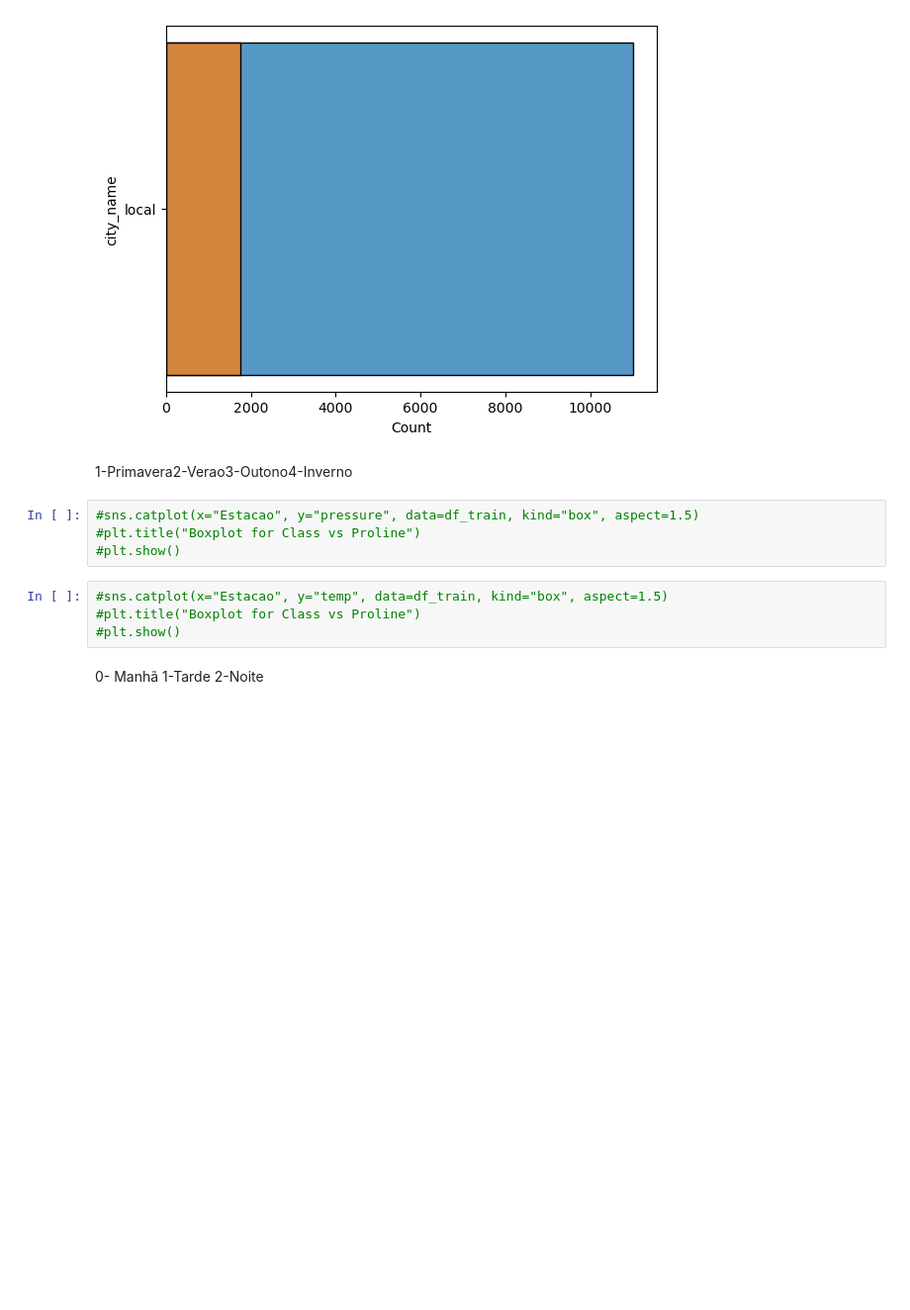
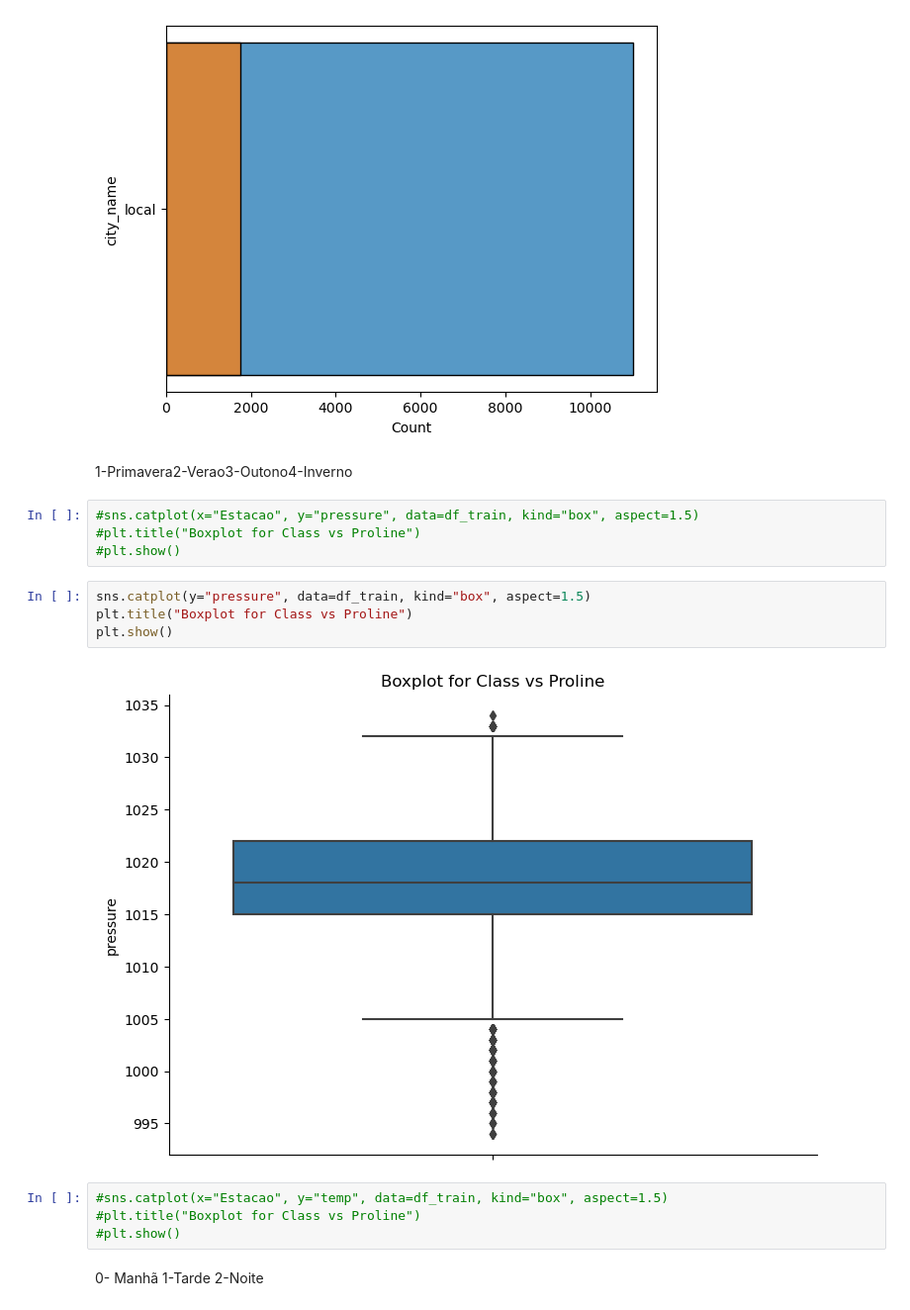
Before and after one commit to simaobarroso/tp-daa, a Jupyter notebook: competicao/comp.ipynb, the cells around one changed output. Shown at 99% size. Saved outputs shown, nothing was run; the diff lists cells and outputs as text; blank space fills up the shorter version.

```diff
--- a/competicao/comp.ipynb
+++ b/competicao/comp.ipynb
@@ -346,6 +434,12 @@ sns.histplot(df_2023["city_name"],y=df_2023["city_name"])
 #sns.catplot(x="Estacao", y="pressure", data=df_train, kind="box", aspect=1.5)
 #plt.title("Boxplot for Class vs Proline")
 #plt.show()
+# %%
+sns.catplot(y="pressure", data=df_train, kind="box", aspect=1.5)
+plt.title("Boxplot for Class vs Proline")
+plt.show()
+# %% [output]
+[figure, added]
 # %%
 #sns.catplot(x="Estacao", y="temp", data=df_train, kind="box", aspect=1.5)
 #plt.title("Boxplot for Class vs Proline")
```
Also changed, not shown: parts of 8 cells of this notebook, 3 other files.
